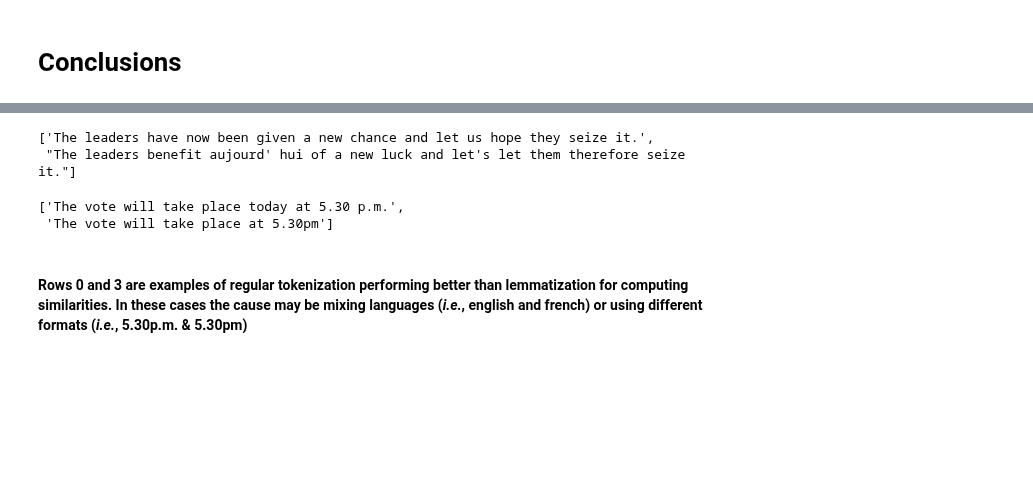
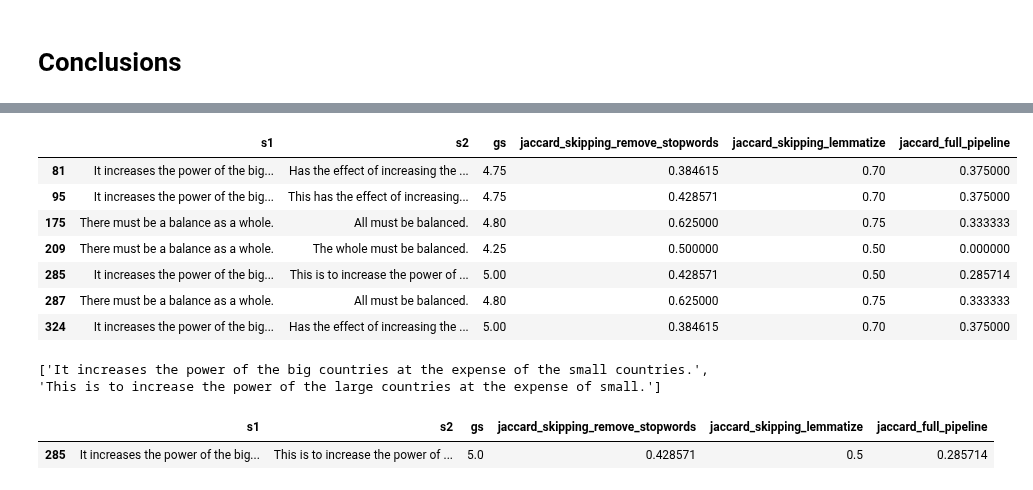
Before and after one commit to ZachParent/mai-intro-to-human-language-technologies, a Jupyter notebook: lab3/lab3.ipynb, the cells around one changed output, grey strips where cells are left out. Cells and saved outputs as stored; diff of their text form; code cells hidden in the pictures; blank space fills up the shorter version.

```diff
--- a/lab3/lab3.ipynb
+++ b/lab3/lab3.ipynb
@@ -325,12 +327,18 @@ dt.head()
-# %%
-list(dt.iloc[0,:][['s1','s2']])
-# %% [output]
-['The leaders have now been given a new chance and let us hope they seize it.',
- "The leaders benefit aujourd' hui of a new luck and let's let them therefore seize it."]
-# %%
-list(dt.iloc[3,:][['s1','s2']])
-# %% [output]
-['The vote will take place today at 5.30 p.m.',
- 'The vote will take place at 5.30pm']
-# %% [markdown]
-#### Rows 0 and 3 are examples of regular tokenization performing better than lemmatization for computing similarities. In these cases the cause may be mixing languages (*i.e.*, english and french) or using different formats (*i.e.*, 5.30p.m. & 5.30pm)
+# %%
+dt[abs(dt['jaccard_full_pipeline'] - dt['jaccard_skipping_lemmatize']) > 0.2]
+# %% [output]
+|  | s1 | s2 | gs | jaccard_skipping_remove_stopwords | jaccard_skipping_lemmatize | jaccard_full_pipeline |
+| 81 | It increases the power of the big... | Has the effect of increasing the ... | 4.75 | 0.384615 | 0.70 | 0.375000 |
+| 95 | It increases the power of the big... | This has the effect of increasing... | 4.75 | 0.428571 | 0.70 | 0.375000 |
+| 175 | There must be a balance as a whole. | All must be balanced. | 4.80 | 0.625000 | 0.75 | 0.333333 |
+| 209 | There must be a balance as a whole. | The whole must be balanced. | 4.25 | 0.500000 | 0.50 | 0.000000 |
+| 285 | It increases the power of the big... | This is to increase the power of ... | 5.00 | 0.428571 | 0.50 | 0.285714 |
+| 287 | There must be a balance as a whole. | All must be balanced. | 4.80 | 0.625000 | 0.75 | 0.333333 |
+| 324 | It increases the power of the big... | Has the effect of increasing the ... | 5.00 | 0.384615 | 0.70 | 0.375000 |
+# %%
+print(list(dt.iloc[285][['s1','s2']]))
+pd.DataFrame(dt.iloc[285]).T
+# %% [output]
+['It increases the power of the big countries at the expense of the small countries.', 'This is to increase the power of the large countries at the expense of small.']
+|  | s1 | s2 | gs | jaccard_skipping_remove_stopwords | jaccard_skipping_lemmatize | jaccard_full_pipeline |
+| 285 | It increases the power of the big... | This is to increase the power of ... | 5.0 | 0.428571 | 0.5 | 0.285714 |
```
Also changed, not shown: parts of 9 cells of this notebook.
